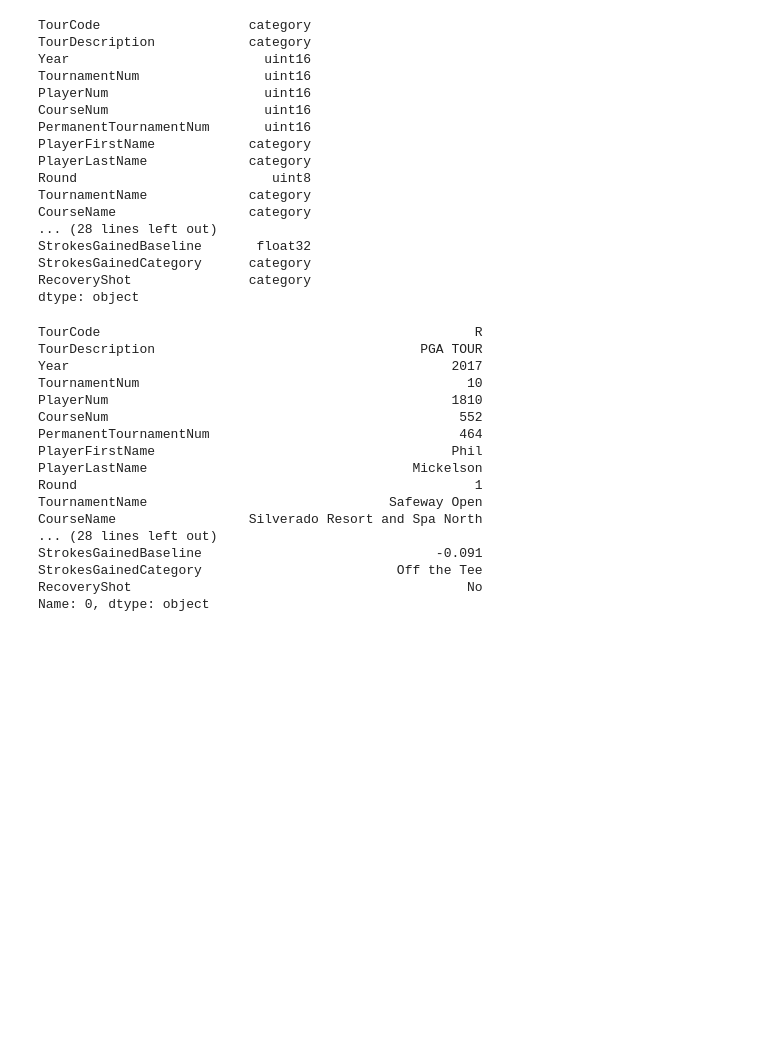
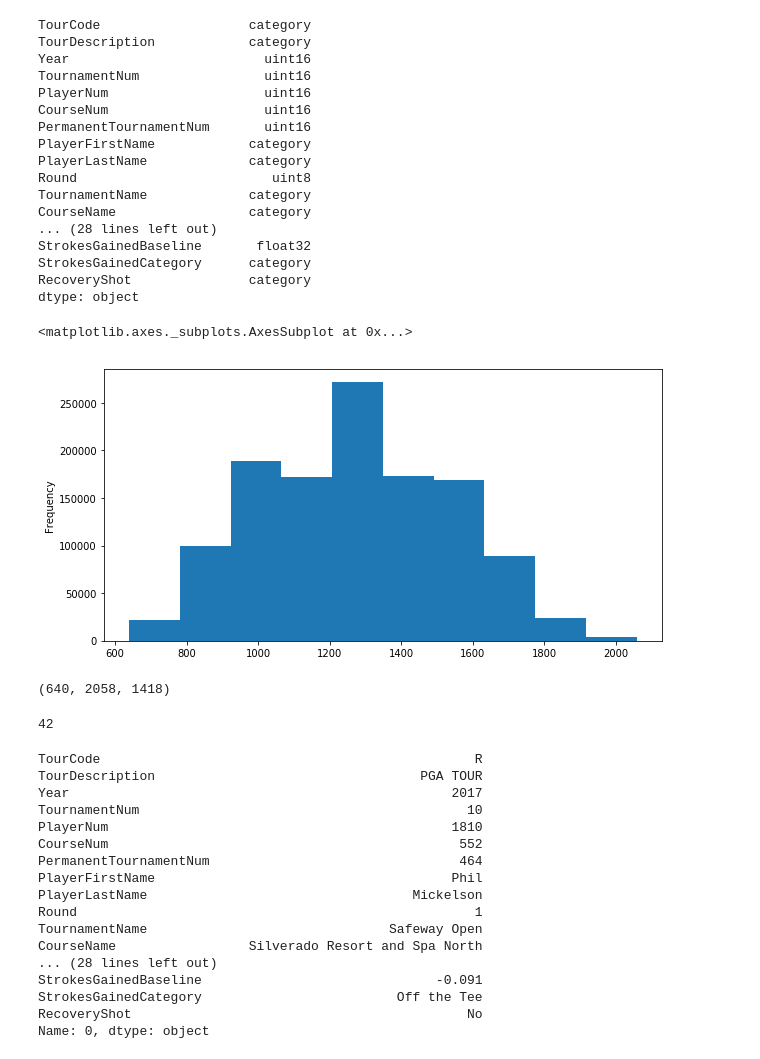
Before and after one commit to awfuldynne/golf_course_project, a Jupyter notebook: personal/andrewe/ShotLink Data from Library Scratch.ipynb, the cells around one changed output. Drawn from its saved outputs; the diff is of its cells as text; code cells hidden in the pictures; blank space fills up the shorter version.

```diff
--- a/personal/andrewe/ShotLink Data from Library Scratch.ipynb
+++ b/personal/andrewe/ShotLink Data from Library Scratch.ipynb
@@ -1,5 +1,9 @@
 # %%
 import pandas as pd
+import matplotlib.pyplot as plt
+
+%matplotlib inline
+plt.rcParams["figure.figsize"] = (10,5)
 
 # regardless of from where we run Jupyter Notebook, the curr working dir
 # is personal/andrewe - i want to load pygolfdata from the location that's
@@ -151,6 +155,19 @@ StrokesGainedBaseline       float32
 StrokesGainedCategory      category
 RecoveryShot               category
 dtype: object
+# %%
+foo['Time'].plot.hist()
+# %% [output]
+<matplotlib.axes._subplots.AxesSubplot at 0x...>
+[figure, added]
+# %%
+foo['Time'].min(), foo['Time'].max(), foo['Time'].max() - foo['Time'].min()
+# %% [output]
+(640, 2058, 1418)
+# %%
+len(foo['TournamentNum'].unique())
+# %% [output]
+42
 # %%
 foo.iloc[0]
 # %% [output]
```
Also changed, not shown: parts of 14 cells of this notebook, 1 other file.
